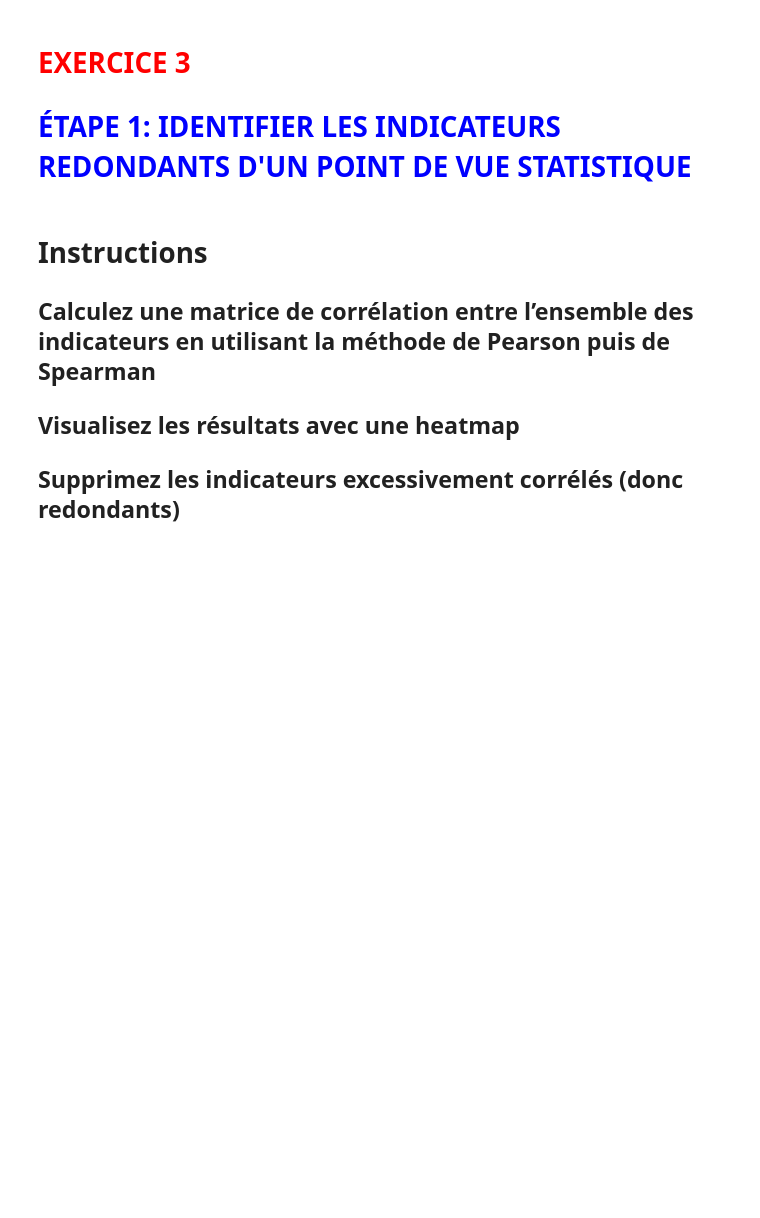
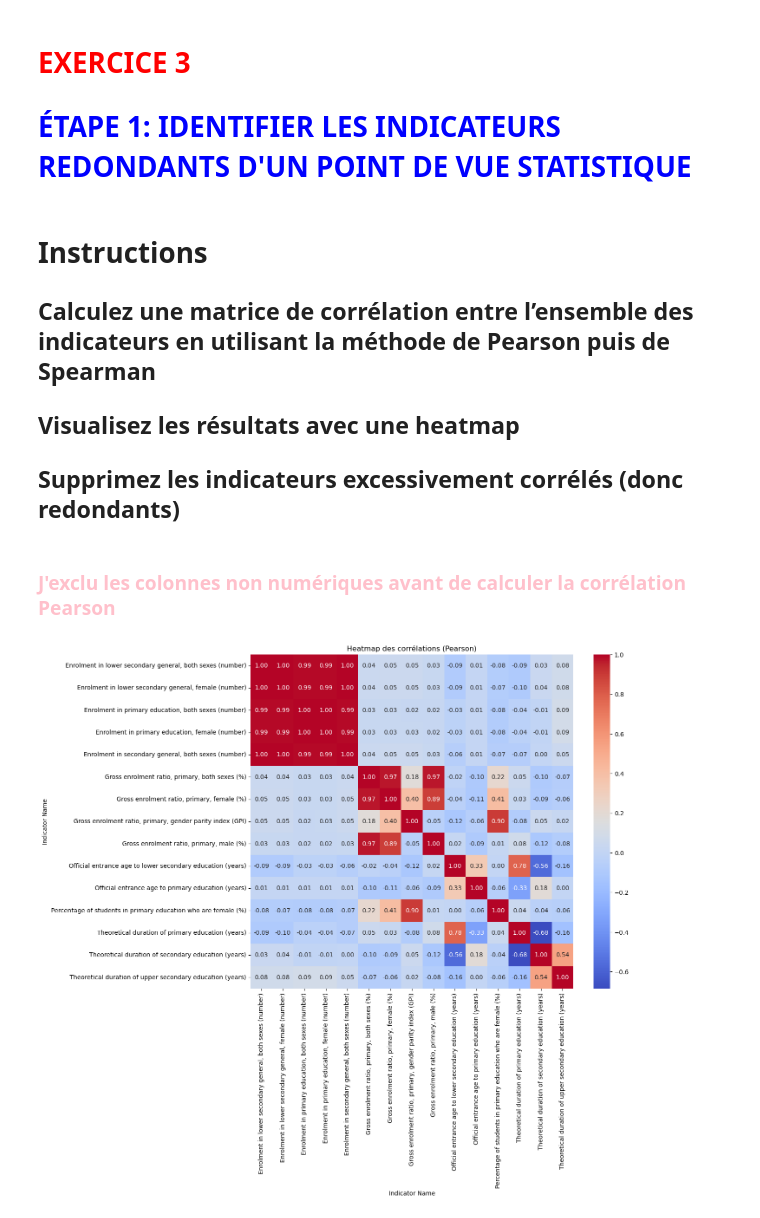
Before and after one commit to SafiaData/OpenclassroomsProjet2, a Jupyter notebook: PROJET 2 OPENCLASSROOMS .ipynb, the cells around one changed output. Drawn from its saved outputs; the diff is of its cells as text; code cells hidden in the pictures; blank space fills up the shorter version.

```diff
--- a/PROJET 2 OPENCLASSROOMS .ipynb
+++ b/PROJET 2 OPENCLASSROOMS .ipynb
@@ -1912,3 +1912,17 @@ df_wide.head()
 ## Calculez une matrice de corrélation entre l’ensemble des indicateurs en utilisant la méthode de Pearson puis de Spearman
 ## Visualisez les résultats avec une heatmap
 ## Supprimez les indicateurs excessivement corrélés (donc redondants)
+# %% [markdown]
+### <span style="color:pink">J'exclu les colonnes non numériques avant de calculer la corrélation Pearson
+# %%
+cols_to_exclude = ['Country Name', 'Year']
+df_num = df_wide.drop(columns=cols_to_exclude)
+# %%
+corr_pearson = df_num.corr(method='pearson')
+# %%
+plt.figure(figsize=(12,10))
+sns.heatmap(corr_pearson, annot=True, fmt=".2f", cmap='coolwarm')
+plt.title("Heatmap des corrélations (Pearson)")
+plt.show()
+# %% [output]
+[figure, added]
```
Also changed, not shown: parts of 14 cells of this notebook.
